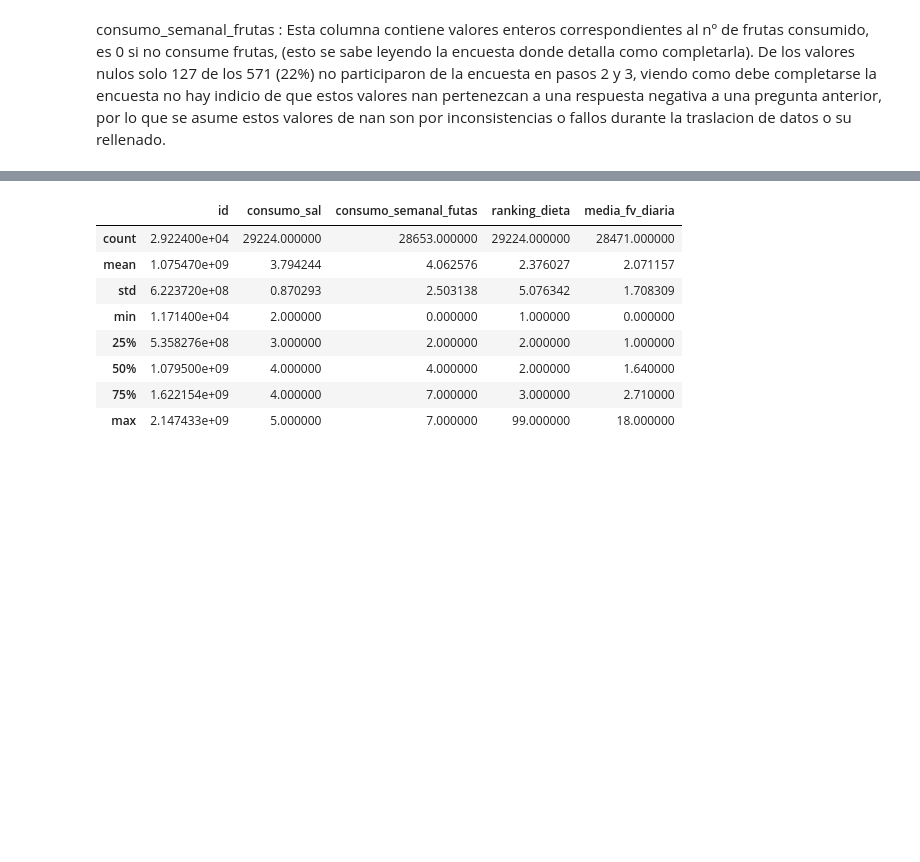
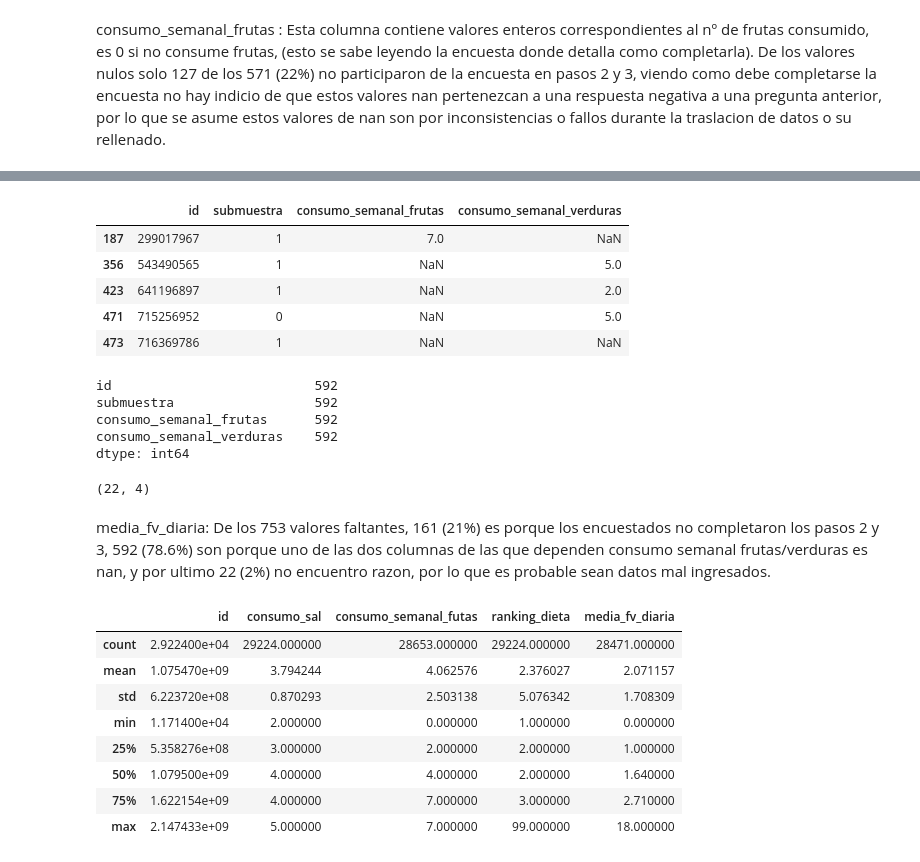
Before and after one commit to Data-Science-YPF/factores_riesgo, a Jupyter notebook: analisisBD.ipynb, the cells around one changed output, grey strips where cells are left out. Drawn from its saved outputs; the diff is of its cells as text; code cells hidden in the pictures; blank space fills up the shorter version.

```diff
--- a/analisisBD.ipynb
+++ b/analisisBD.ipynb
@@ -307,3 +319,31 @@ fr
+# %%
+# Agregar columnas consumo_semanal_frutas y consumo_semanal_verduras para análisis
+valores_nulos_detallados = friesgo_2018_raw[friesgo_2018_raw['media_fv_diaria'].isna()][['id', 'submuestra', 'consumo_semanal_frutas', 'consumo_semanal_verduras']]
+valores_nulos_detallados.head()
+# %% [output]
+|  | id | submuestra | consumo_semanal_frutas | consumo_semanal_verduras |
+| 187 | 299017967 | 1 | 7.0 | NaN |
+| 356 | 543490565 | 1 | NaN | 5.0 |
+| 423 | 641196897 | 1 | NaN | 2.0 |
+| 471 | 715256952 | 0 | NaN | 5.0 |
+| 473 | 716369786 | 1 | NaN | NaN |
+# %%
+valores_nulos_detallados_submuestra_1 = friesgo_2018_raw[(friesgo_2018_raw['media_fv_diaria'].isna()) & (friesgo_2018_raw['submuestra'] == 1)][['id', 'submuestra', 'consumo_semanal_frutas', 'consumo_semanal_verduras']]
+valores_nulos_detallados_submuestra_1.isna().count()
+# %% [output]
+id                          592
+submuestra                  592
+consumo_semanal_frutas      592
+consumo_semanal_verduras    592
+dtype: int64
+# %%
+# Filtrar registros donde media_fv_diaria es NaN, submuestra es igual a 1, y ambos consumo_semanal_frutas y consumo_semanal_verduras no son NaN
+valores_nulos_detallados_condicion = friesgo_2018_raw[(friesgo_2018_raw['media_fv_diaria'].isna()) & (friesgo_2018_raw['submuestra'] == 1) &(friesgo_2018_raw['consumo_semanal_frutas'].notna()) & (friesgo_2018_raw['consumo_semanal_verduras'].notna())][['id', 'submuestra', 'consumo_semanal_frutas', 'consumo_semanal_verduras']]
+valores_nulos_detallados_condicion.shape
+# %% [output]
+(22, 4)
+# %% [markdown]
+media_fv_diaria: De los 753 valores faltantes, 161 (21%) es porque los encuestados no completaron los pasos 2 y 3, 592 (78.6%) son porque uno de las dos columnas de las que dependen consumo semanal frutas/verduras es nan, y por ultimo 22 (2%) no encuentro razon, por lo que es probable sean datos mal ingresados.
 # %%
 alimentacion.describe()
 # %% [output]
```
Also changed, not shown: parts of 9 cells of this notebook, 1 other file.
